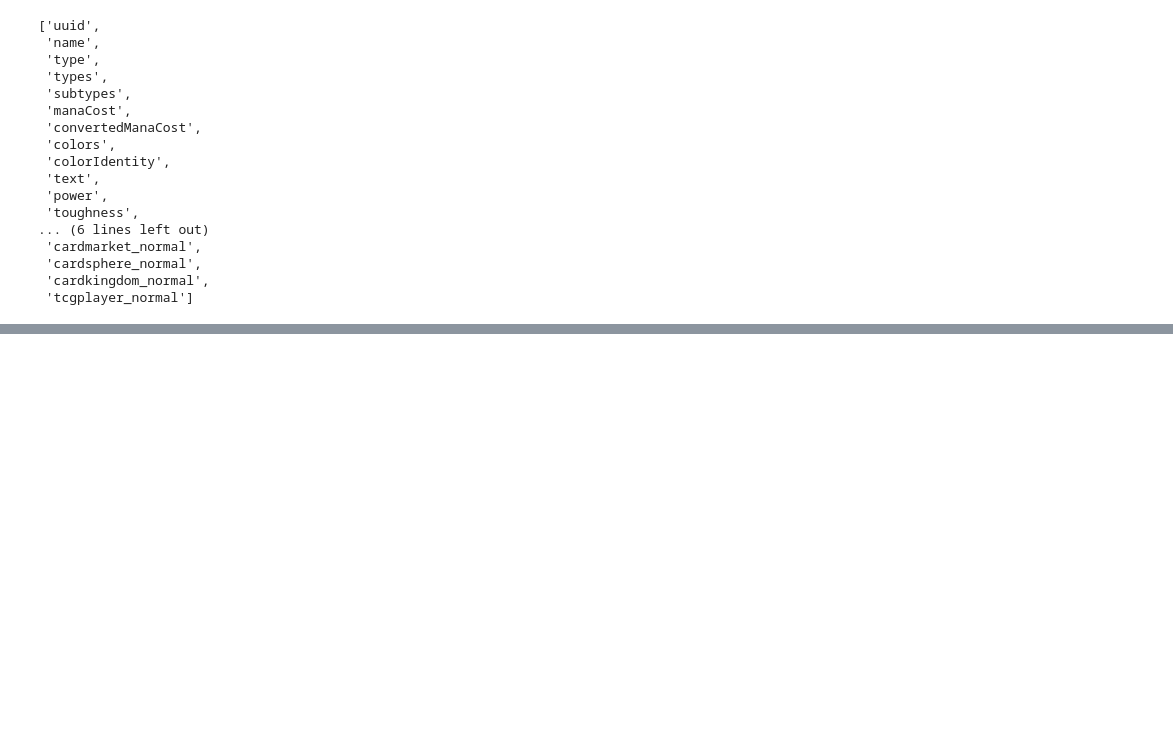
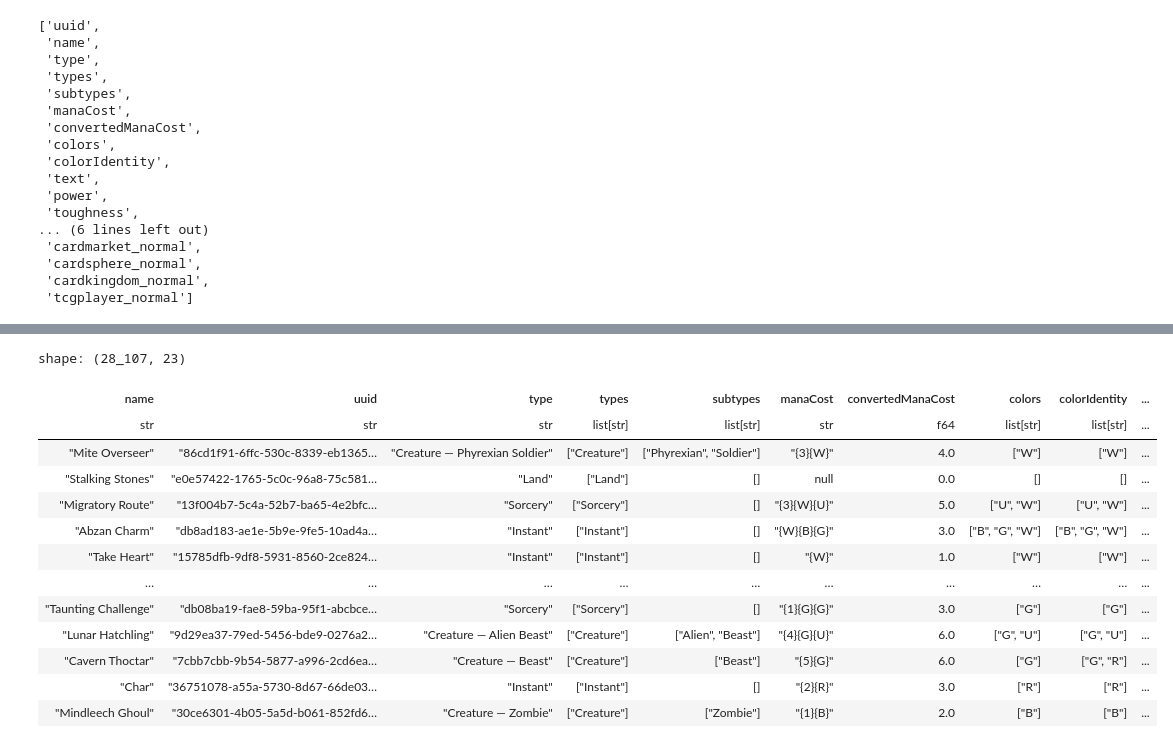
Before and after one commit to LouisHH0203/mtg_nlp_price_prediction, a Jupyter notebook: json_read.ipynb, the cells around one changed output, grey strips where cells are left out. Saved outputs shown, nothing was run; the diff lists cells and outputs as text; code cells hidden in the pictures; blank space fills up the shorter version.

```diff
--- a/json_read.ipynb
+++ b/json_read.ipynb
@@ -418,0 +450,22 @@ shape: (8, 23)
+# %%
+lowest_mean_prices_df = (
+    price_df_filtered.sort("mean")
+    .group_by("name")
+    .first()
+)
+lowest_mean_prices_df
+# %% [output]
+shape: (28_107, 23)
+| name | uuid | type | types | subtypes | manaCost | convertedManaCost | colors | colorIdentity | ... |
+| str | str | str | list[str] | list[str] | str | f64 | list[str] | list[str] | ... |
+| "Mite Overseer" | "86cd1f91-6ffc-530c-8339-eb1365… | "Creature — Phyrexian Soldier" | ["Creature"] | ["Phyrexian", "Soldier"] | "{3}{W}" | 4.0 | ["W"] | ["W"] | ... |
+| "Stalking Stones" | "e0e57422-1765-5c0c-96a8-75c581… | "Land" | ["Land"] | [] | null | 0.0 | [] | [] | ... |
+| "Migratory Route" | "13f004b7-5c4a-52b7-ba65-4e2bfc… | "Sorcery" | ["Sorcery"] | [] | "{3}{W}{U}" | 5.0 | ["U", "W"] | ["U", "W"] | ... |
+| "Abzan Charm" | "db8ad183-ae1e-5b9e-9fe5-10ad4a… | "Instant" | ["Instant"] | [] | "{W}{B}{G}" | 3.0 | ["B", "G", "W"] | ["B", "G", "W"] | ... |
+| "Take Heart" | "15785dfb-9df8-5931-8560-2ce824… | "Instant" | ["Instant"] | [] | "{W}" | 1.0 | ["W"] | ["W"] | ... |
+| … | … | … | … | … | … | … | … | … | ... |
+| "Taunting Challenge" | "db08ba19-fae8-59ba-95f1-abcbce… | "Sorcery" | ["Sorcery"] | [] | "{1}{G}{G}" | 3.0 | ["G"] | ["G"] | ... |
+| "Lunar Hatchling" | "9d29ea37-79ed-5456-bde9-0276a2… | "Creature — Alien Beast" | ["Creature"] | ["Alien", "Beast"] | "{4}{G}{U}" | 6.0 | ["G", "U"] | ["G", "U"] | ... |
+| "Cavern Thoctar" | "7cbb7cbb-9b54-5877-a996-2cd6ea… | "Creature — Beast" | ["Creature"] | ["Beast"] | "{5}{G}" | 6.0 | ["G"] | ["G", "R"] | ... |
+| "Char" | "36751078-a55a-5730-8d67-66de03… | "Instant" | ["Instant"] | [] | "{2}{R}" | 3.0 | ["R"] | ["R"] | ... |
+| "Mindleech Ghoul" | "30ce6301-4b05-5a5d-b061-852fd6… | "Creature — Zombie" | ["Creature"] | ["Zombie"] | "{1}{B}" | 2.0 | ["B"] | ["B"] | ... |
```
Also changed, not shown: parts of 6 cells of this notebook.
